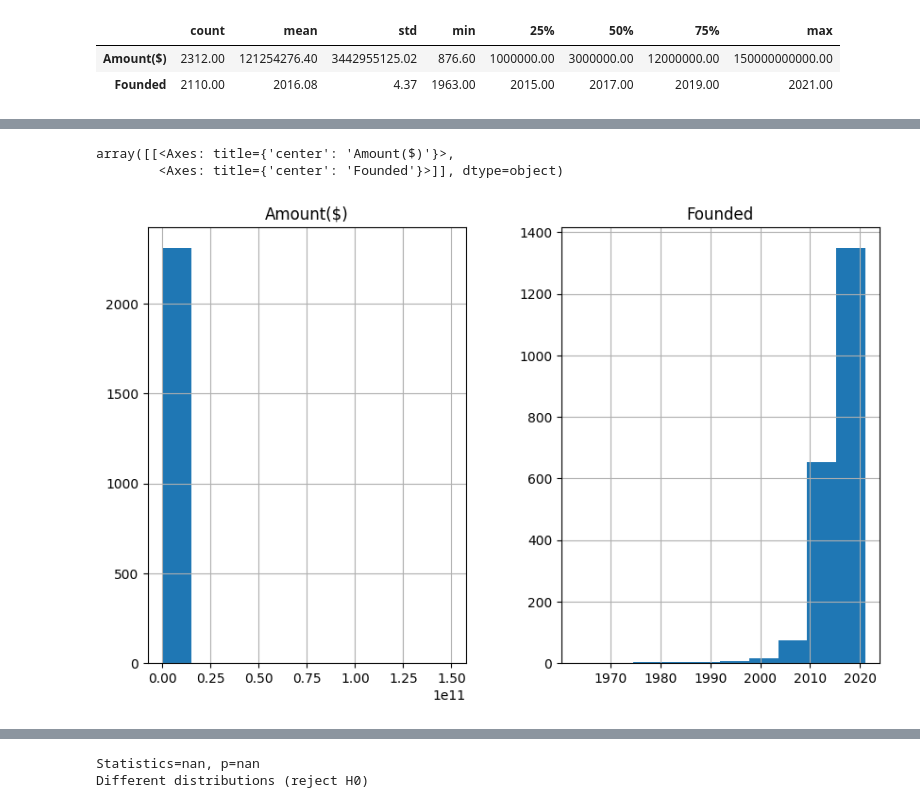
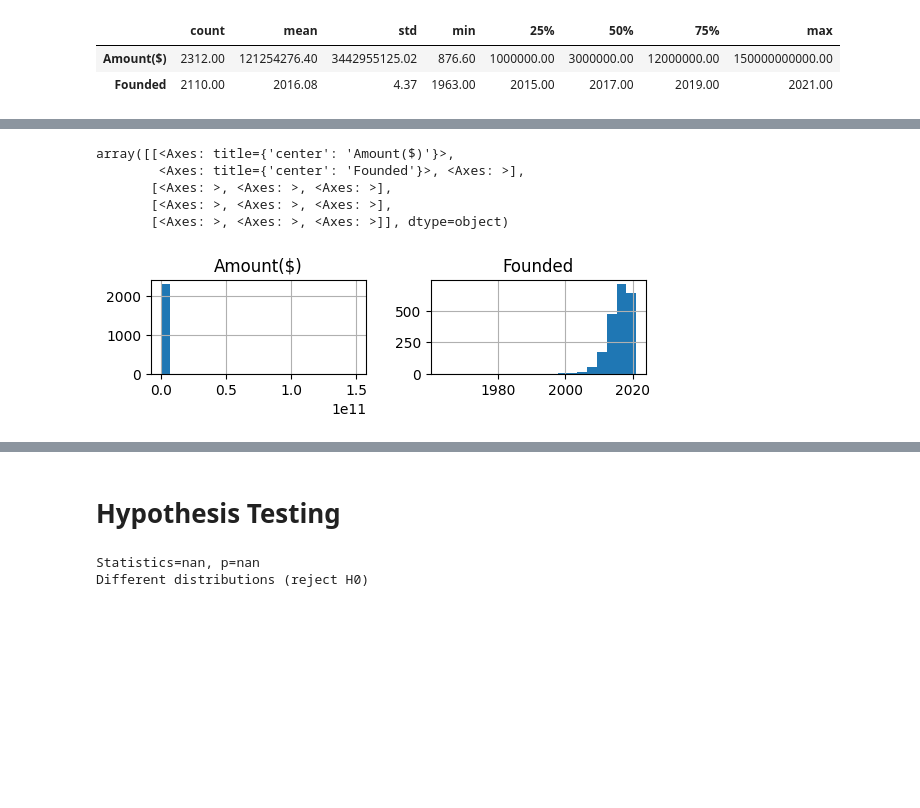
Before and after one commit to MoIdris/A-Data-Analytics-Project, a Jupyter notebook: Indian_Start-up.ipynb, the cells around one changed output, grey strips where cells are left out. Cells and saved outputs as stored; diff of their text form; code cells hidden in the pictures; blank space fills up the shorter version.

```diff
--- a/Indian_Start-up.ipynb
+++ b/Indian_Start-up.ipynb
@@ -989,12 +997,19 @@ df.describe(include="all").T
 # %%
 # Universal analysis
 # Histogram for numeric variables
 
-df.hist(figsize=(10,6))
+df.hist(
+    figsize=(10,6),
+    layout=(4,3),
+    bins=20
+    )
 # %% [output]
 array([[<Axes: title={'center': 'Amount($)'}>,
-        <Axes: title={'center': 'Founded'}>]], dtype=object)
+        <Axes: title={'center': 'Founded'}>, <Axes: >],
+       [<Axes: >, <Axes: >, <Axes: >],
+       [<Axes: >, <Axes: >, <Axes: >],
+       [<Axes: >, <Axes: >, <Axes: >]], dtype=object)
-[figure, old version]
+[figure, new version]
 # %%
 df.info()
 # %% [output]
@@ -1016,6 +1031,8 @@ Data columns (total 11 columns):
  10  City           2765 non-null   object
 dtypes: float64(2), object(9)
 memory usage: 247.5+ KB
+# %% [markdown]
+# Hypothesis Testing
 # %%
 # First, let's separate the funding data based on location
 grouped = df.groupby('City')['Amount($)']
```
Also changed, not shown: parts of 32 cells of this notebook.
